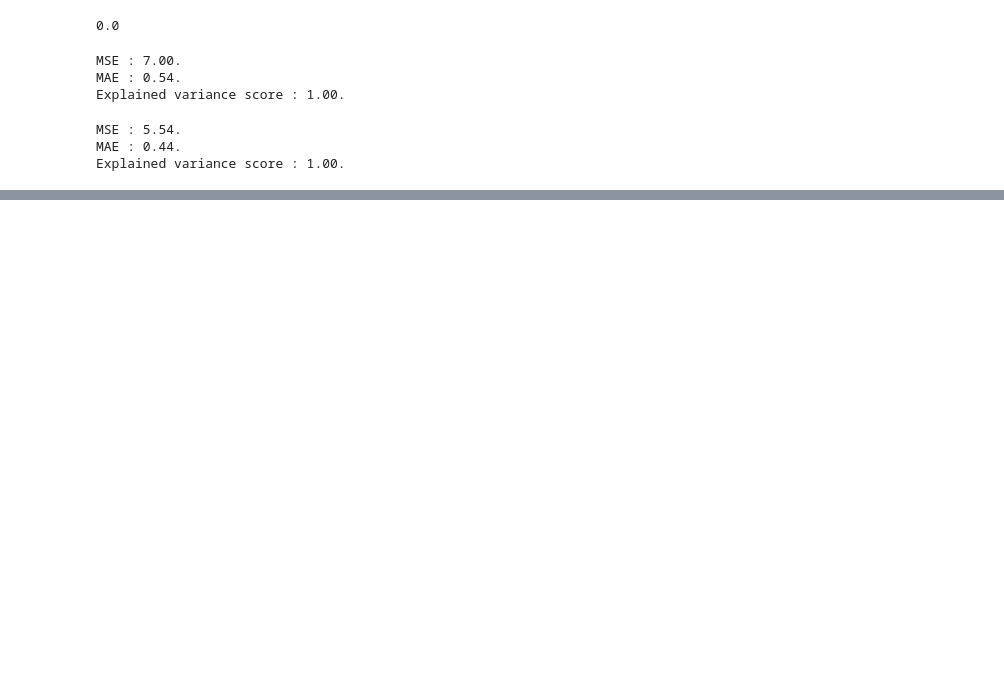
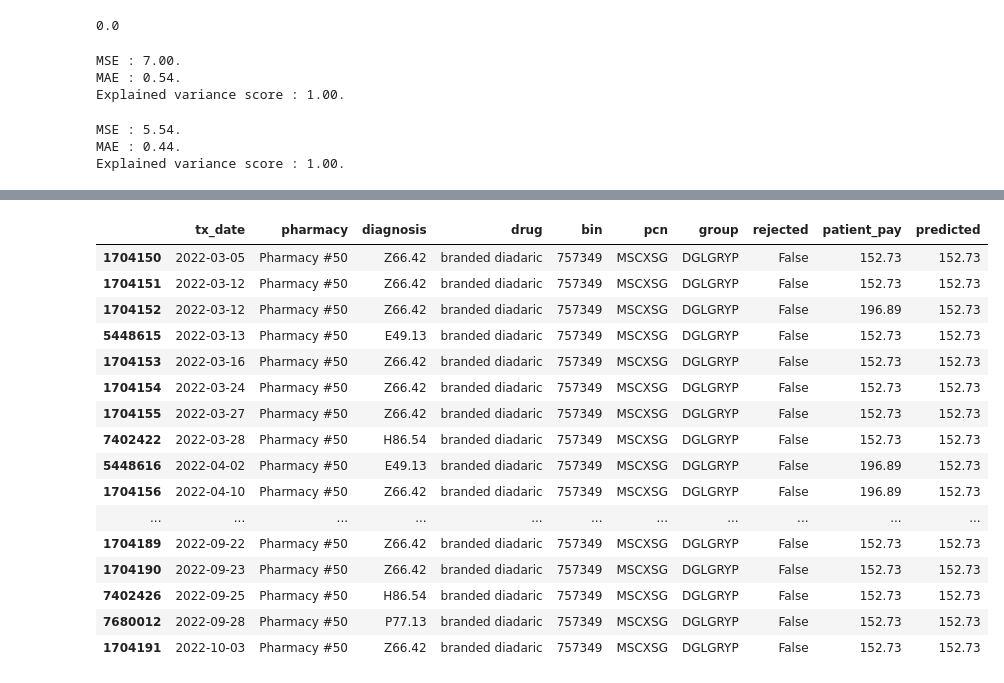
Before and after one commit to TeamPhoenix22/CMM_Challenge, a Jupyter notebook: CoverMyMeds.ipynb, the cells around one changed output, grey strips where cells are left out. Cells and saved outputs as stored; diff of their text form; code cells hidden in the pictures; blank space fills up the shorter version.

```diff
--- a/CoverMyMeds.ipynb
+++ b/CoverMyMeds.ipynb
@@ -307,0 +385,20 @@ Explained variance score : 1.00.
+# %%
+merged[(merged.drug =='branded diadaric') & (merged.group == 'DGLGRYP') & (merged.pharmacy == 'Pharmacy #50')].sort_values('tx_date')[:60]
+# %% [output]
+|  | tx_date | pharmacy | diagnosis | drug | bin | pcn | group | rejected | patient_pay | predicted |
+| 1704150 | 2022-03-05 | Pharmacy #50 | Z66.42 | branded diadaric | 757349 | MSCXSG | DGLGRYP | False | 152.73 | 152.73 |
+| 1704151 | 2022-03-12 | Pharmacy #50 | Z66.42 | branded diadaric | 757349 | MSCXSG | DGLGRYP | False | 152.73 | 152.73 |
+| 1704152 | 2022-03-12 | Pharmacy #50 | Z66.42 | branded diadaric | 757349 | MSCXSG | DGLGRYP | False | 196.89 | 152.73 |
+| 5448615 | 2022-03-13 | Pharmacy #50 | E49.13 | branded diadaric | 757349 | MSCXSG | DGLGRYP | False | 152.73 | 152.73 |
+| 1704153 | 2022-03-16 | Pharmacy #50 | Z66.42 | branded diadaric | 757349 | MSCXSG | DGLGRYP | False | 152.73 | 152.73 |
+| 1704154 | 2022-03-24 | Pharmacy #50 | Z66.42 | branded diadaric | 757349 | MSCXSG | DGLGRYP | False | 152.73 | 152.73 |
+| 1704155 | 2022-03-27 | Pharmacy #50 | Z66.42 | branded diadaric | 757349 | MSCXSG | DGLGRYP | False | 152.73 | 152.73 |
+| 7402422 | 2022-03-28 | Pharmacy #50 | H86.54 | branded diadaric | 757349 | MSCXSG | DGLGRYP | False | 152.73 | 152.73 |
+| 5448616 | 2022-04-02 | Pharmacy #50 | E49.13 | branded diadaric | 757349 | MSCXSG | DGLGRYP | False | 196.89 | 152.73 |
+| 1704156 | 2022-04-10 | Pharmacy #50 | Z66.42 | branded diadaric | 757349 | MSCXSG | DGLGRYP | False | 196.89 | 152.73 |
+| ... | ... | ... | ... | ... | ... | ... | ... | ... | ... | ... |
+| 1704189 | 2022-09-22 | Pharmacy #50 | Z66.42 | branded diadaric | 757349 | MSCXSG | DGLGRYP | False | 152.73 | 152.73 |
+| 1704190 | 2022-09-23 | Pharmacy #50 | Z66.42 | branded diadaric | 757349 | MSCXSG | DGLGRYP | False | 152.73 | 152.73 |
+| 7402426 | 2022-09-25 | Pharmacy #50 | H86.54 | branded diadaric | 757349 | MSCXSG | DGLGRYP | False | 152.73 | 152.73 |
+| 7680012 | 2022-09-28 | Pharmacy #50 | P77.13 | branded diadaric | 757349 | MSCXSG | DGLGRYP | False | 152.73 | 152.73 |
+| 1704191 | 2022-10-03 | Pharmacy #50 | Z66.42 | branded diadaric | 757349 | MSCXSG | DGLGRYP | False | 152.73 | 152.73 |
```
Also changed, not shown: parts of 14 cells of this notebook.
